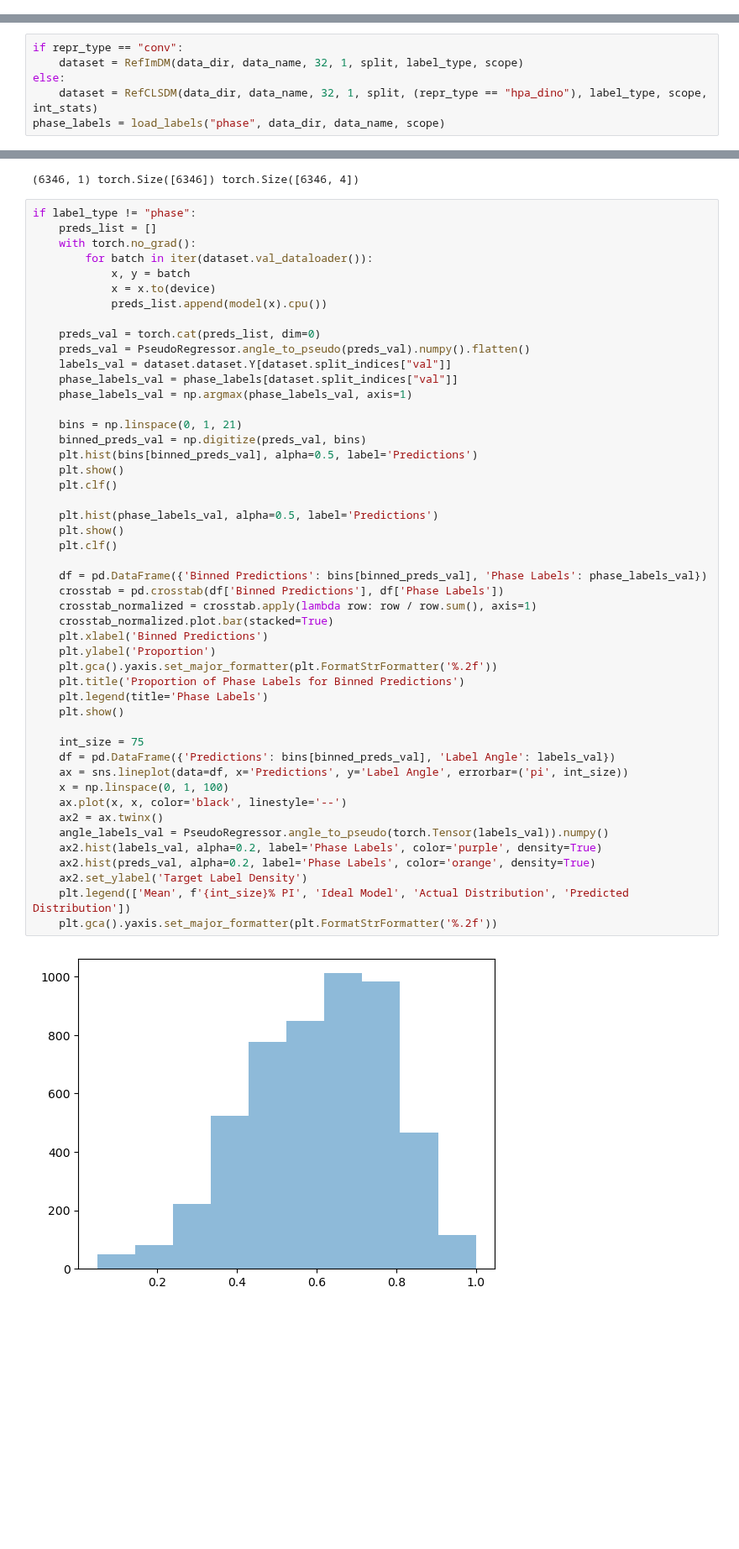
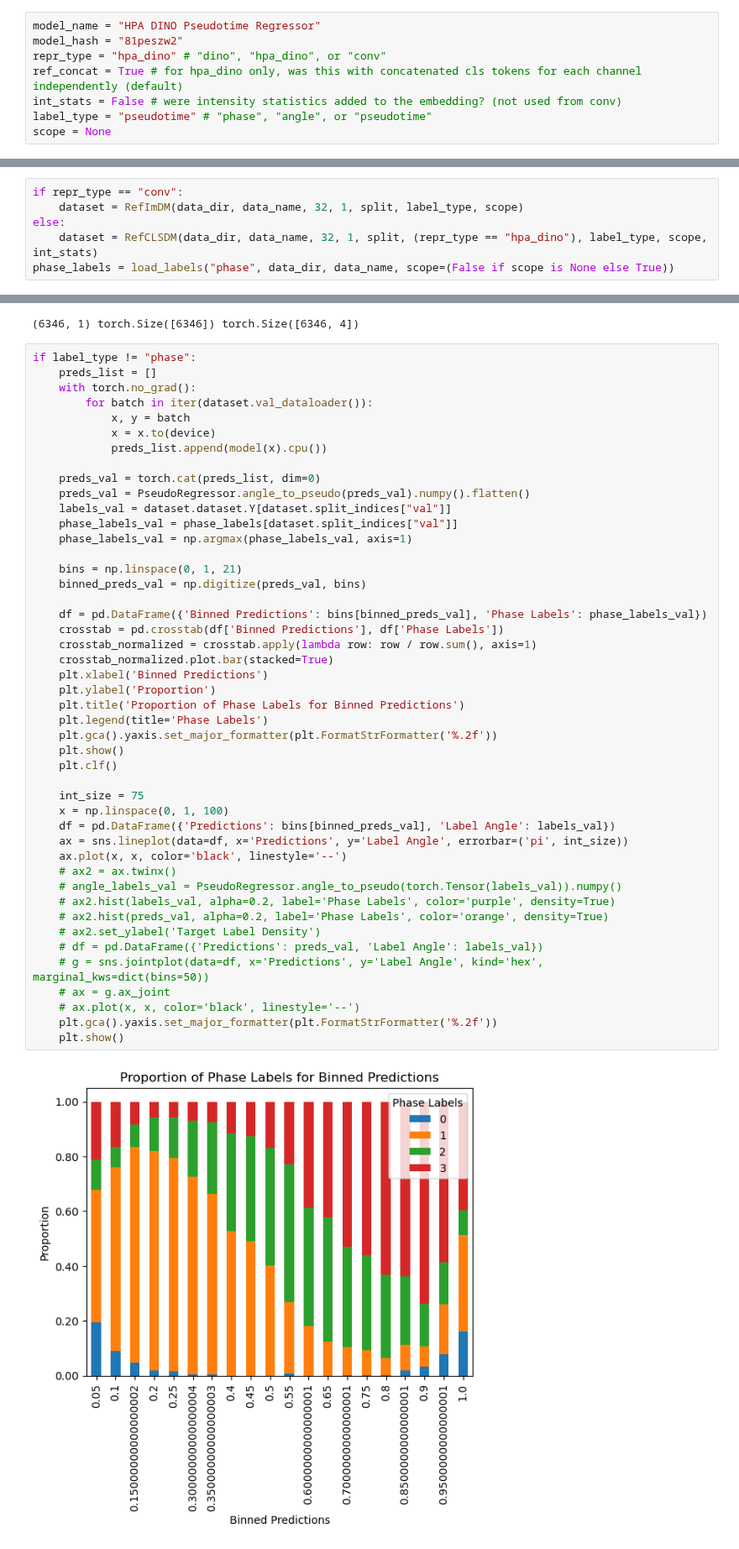
Before and after one commit to ishan-gaur/HPA_CC, a Jupyter notebook: scripts/cm_eval.ipynb, the cells around one changed output, grey strips where cells are left out. Shown at 84% size. Drawn from its saved outputs; the diff is of its cells as text; blank space fills up the shorter version.

Commit message:
deciding which figures to generate to determine pseudotime and angle model performance

```diff
--- a/scripts/cm_eval.ipynb
+++ b/scripts/cm_eval.ipynb
@@ -29,0 +36,8 @@ device = "cuda:0"
+# %%
+model_name = "HPA DINO Pseudotime Regressor"
+model_hash = "81peszw2"
+repr_type = "hpa_dino" # "dino", "hpa_dino", or "conv"
+ref_concat = True # for hpa_dino only, was this with concatenated cls tokens for each channel independently (default)
+int_stats = False # were intensity statistics added to the embedding? (not used from conv)
+label_type = "pseudotime" # "phase", "angle", or "pseudotime"
+scope = None
@@ -32,6 +51,6 @@ if repr_type == "conv":
     dataset = RefImDM(data_dir, data_name, 32, 1, split, label_type, scope)
 else:
     dataset = RefCLSDM(data_dir, data_name, 32, 1, split, (repr_type == "hpa_dino"), label_type, scope, int_stats)
-phase_labels = load_labels("phase", data_dir, data_name, scope)
+phase_labels = load_labels("phase", data_dir, data_name, scope=(False if scope is None else True))
 # %% [output]
 Loading /data/ishang/FUCCI-dataset-well/embeddings_minimal_dino_hpa.pt
@@ -88,46 +105,44 @@ if label_type != "phase":
         for batch in iter(dataset.val_dataloader()):
             x, y = batch
             x = x.to(device)
             preds_list.append(model(x).cpu())
 
     preds_val = torch.cat(preds_list, dim=0)
     preds_val = PseudoRegressor.angle_to_pseudo(preds_val).numpy().flatten()
     labels_val = dataset.dataset.Y[dataset.split_indices["val"]]
     phase_labels_val = phase_labels[dataset.split_indices["val"]]
     phase_labels_val = np.argmax(phase_labels_val, axis=1)
 
     bins = np.linspace(0, 1, 21)
     binned_preds_val = np.digitize(preds_val, bins)
-    plt.hist(bins[binned_preds_val], alpha=0.5, label='Predictions')
-    plt.show()
-    plt.clf()
-
-    plt.hist(phase_labels_val, alpha=0.5, label='Predictions')
-    plt.show()
-    plt.clf()
 
     df = pd.DataFrame({'Binned Predictions': bins[binned_preds_val], 'Phase Labels': phase_labels_val})
     crosstab = pd.crosstab(df['Binned Predictions'], df['Phase Labels'])
     crosstab_normalized = crosstab.apply(lambda row: row / row.sum(), axis=1)
     crosstab_normalized.plot.bar(stacked=True)
     plt.xlabel('Binned Predictions')
     plt.ylabel('Proportion')
-    plt.gca().yaxis.set_major_formatter(plt.FormatStrFormatter('%.2f'))
     plt.title('Proportion of Phase Labels for Binned Predictions')
     plt.legend(title='Phase Labels')
+    plt.gca().yaxis.set_major_formatter(plt.FormatStrFormatter('%.2f'))
     plt.show()
+    plt.clf()
 
     int_size = 75
+    x = np.linspace(0, 1, 100)
     df = pd.DataFrame({'Predictions': bins[binned_preds_val], 'Label Angle': labels_val})
     ax = sns.lineplot(data=df, x='Predictions', y='Label Angle', errorbar=('pi', int_size))
-    x = np.linspace(0, 1, 100)
     ax.plot(x, x, color='black', linestyle='--')
-    ax2 = ax.twinx()
-    angle_labels_val = PseudoRegressor.angle_to_pseudo(torch.Tensor(labels_val)).numpy()
-    ax2.hist(labels_val, alpha=0.2, label='Phase Labels', color='purple', density=True)
-    ax2.hist(preds_val, alpha=0.2, label='Phase Labels', color='orange', density=True)
-    ax2.set_ylabel('Target Label Density')
-    plt.legend(['Mean', f'{int_size}% PI', 'Ideal Model', 'Actual Distribution', 'Predicted Distribution'])
+    # ax2 = ax.twinx()
+    # angle_labels_val = PseudoRegressor.angle_to_pseudo(torch.Tensor(labels_val)).numpy()
+    # ax2.hist(labels_val, alpha=0.2, label='Phase Labels', color='purple', density=True)
+    # ax2.hist(preds_val, alpha=0.2, label='Phase Labels', color='orange', density=True)
+    # ax2.set_ylabel('Target Label Density')
+    # df = pd.DataFrame({'Predictions': preds_val, 'Label Angle': labels_val})
+    # g = sns.jointplot(data=df, x='Predictions', y='Label Angle', kind='hex', marginal_kws=dict(bins=50))
+    # ax = g.ax_joint
+    # ax.plot(x, x, color='black', linestyle='--')
     plt.gca().yaxis.set_major_formatter(plt.FormatStrFormatter('%.2f'))
+    plt.show()
 # %% [output]
-[figure, old version]
+[figure, new version]
```
Also changed, not shown: parts of 12 cells of this notebook.
